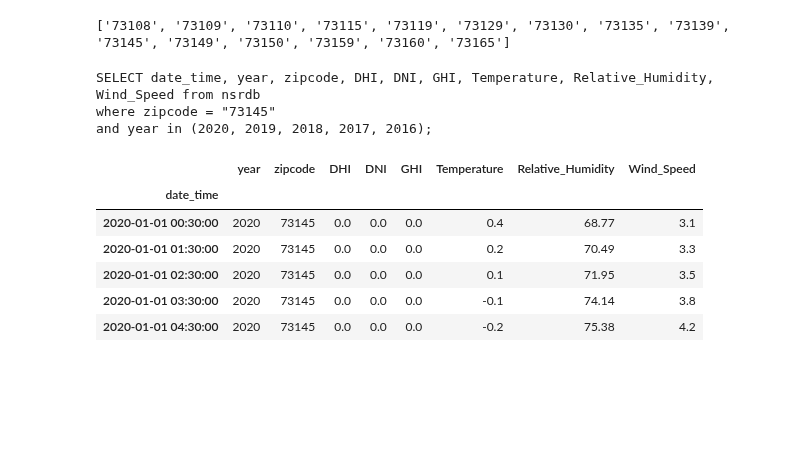
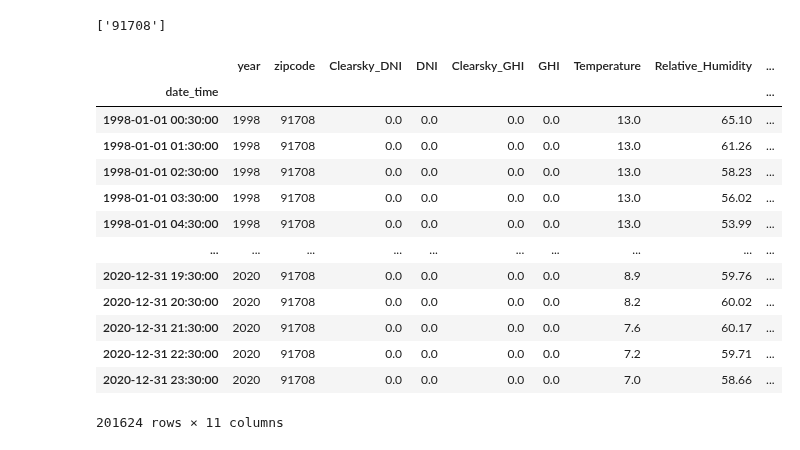
Before and after one commit to gamyers/solar-697, a Jupyter notebook: gm/notebooks/ts_arima.ipynb, the cells around one changed output. Saved outputs shown, nothing was run; the diff lists cells and outputs as text; code cells hidden in the pictures; blank space fills up the shorter version.

```diff
--- a/gm/notebooks/ts_arima.ipynb
+++ b/gm/notebooks/ts_arima.ipynb
@@ -39,12 +48,14 @@ logger.info(f"variables: {cfg_vars}\n")
 years = configs["request_years"]
 logger.info(f"years: {years}\n")
 
-db_path = configs["file_locations"]["db_path"]
+db_path = configs["file_paths"]["db_path"]
+
 city = configs["location_info"]["city"]
 state = configs["location_info"]["state"]
 db_file = city + "-" + state + ".db"
-db_table1 = configs["file_locations"]["db_table1"]
-db_table2 = configs["file_locations"]["db_table2"]
+
+db_table1 = configs["table_names"]["db_table1"]
+db_table2 = configs["table_names"]["db_table2"]
 
 logger.info(f"{db_path}, {db_file}")
 
@@ -64,16 +71,32 @@ distinct_zipcodes = [z[0] for z in distinct_zipcodes]
 logger.info(f"distinct zip codes:\n{distinct_zipcodes}")
 print(distinct_zipcodes)
 # %% [output]
-['73108', '73109', '73110', '73115', '73119', '73129', '73130', '73135', '73139', '73145', '73149', '73150', '73159', '73160', '73165']
+['91708']
 # %%
+zipcode_index = 0
+params = {"zipcode": distinct_zipcodes[zipcode_index]}
+
 select_nsr_rows = f"""
-SELECT date_time, year, zipcode, DHI, DNI, GHI, Temperature, Relative_Humidity, Wind_Speed from nsrdb
-where zipcode = "73145"
-and year in (2020, 2019, 2018, 2017, 2016);
+SELECT date_time, year, zipcode,
+-- Clearsky_DHI, DHI,
+Clearsky_DNI, DNI,
+Clearsky_GHI, GHI,
+Temperature,
+Relative_Humidity,
+Precipitable_Water,
+Wind_Speed,
+Wind_Direction
+from nsrdb
+where zipcode = :zipcode;
 """
+
+
+df = pd.read_sql(
+    select_nsr_rows,
+    conn,
+    params=params,
+    index_col="date_time",
+    parse_dates=["date_time"],
+)
+
+df.sort_index(axis=0, inplace=True)
-# %%
-print(select_nsr_rows)
-# %% [output]
-SELECT date_time, year, zipcode, DHI, DNI, GHI, Temperature, Relative_Humidity, Wind_Speed from nsrdb
-where zipcode = "73145"
-and year in (2020, 2019, 2018, 2017, 2016);
@@ -89,10 +103,17 @@ df = pd.read_sql(
 # %%
-df.head(5)
+df  # .head(5)
 # %% [output]
-|  | year | zipcode | DHI | DNI | GHI | Temperature | Relative_Humidity | Wind_Speed |
-| date_time |  |  |  |  |  |  |  |  |
-| 2020-01-01 00:30:00 | 2020 | 73145 | 0.0 | 0.0 | 0.0 | 0.4 | 68.77 | 3.1 |
-| 2020-01-01 01:30:00 | 2020 | 73145 | 0.0 | 0.0 | 0.0 | 0.2 | 70.49 | 3.3 |
-| 2020-01-01 02:30:00 | 2020 | 73145 | 0.0 | 0.0 | 0.0 | 0.1 | 71.95 | 3.5 |
-| 2020-01-01 03:30:00 | 2020 | 73145 | 0.0 | 0.0 | 0.0 | -0.1 | 74.14 | 3.8 |
-| 2020-01-01 04:30:00 | 2020 | 73145 | 0.0 | 0.0 | 0.0 | -0.2 | 75.38 | 4.2 |
+|  | year | zipcode | Clearsky_DNI | DNI | Clearsky_GHI | GHI | Temperature | Relative_Humidity | ... |
+| date_time |  |  |  |  |  |  |  |  | ... |
+| 1998-01-01 00:30:00 | 1998 | 91708 | 0.0 | 0.0 | 0.0 | 0.0 | 13.0 | 65.10 | ... |
+| 1998-01-01 01:30:00 | 1998 | 91708 | 0.0 | 0.0 | 0.0 | 0.0 | 13.0 | 61.26 | ... |
+| 1998-01-01 02:30:00 | 1998 | 91708 | 0.0 | 0.0 | 0.0 | 0.0 | 13.0 | 58.23 | ... |
+| 1998-01-01 03:30:00 | 1998 | 91708 | 0.0 | 0.0 | 0.0 | 0.0 | 13.0 | 56.02 | ... |
+| 1998-01-01 04:30:00 | 1998 | 91708 | 0.0 | 0.0 | 0.0 | 0.0 | 13.0 | 53.99 | ... |
+| ... | ... | ... | ... | ... | ... | ... | ... | ... | ... |
+| 2020-12-31 19:30:00 | 2020 | 91708 | 0.0 | 0.0 | 0.0 | 0.0 | 8.9 | 59.76 | ... |
+| 2020-12-31 20:30:00 | 2020 | 91708 | 0.0 | 0.0 | 0.0 | 0.0 | 8.2 | 60.02 | ... |
+| 2020-12-31 21:30:00 | 2020 | 91708 | 0.0 | 0.0 | 0.0 | 0.0 | 7.6 | 60.17 | ... |
+| 2020-12-31 22:30:00 | 2020 | 91708 | 0.0 | 0.0 | 0.0 | 0.0 | 7.2 | 59.71 | ... |
+| 2020-12-31 23:30:00 | 2020 | 91708 | 0.0 | 0.0 | 0.0 | 0.0 | 7.0 | 58.66 | ... |
+201624 rows × 11 columns
```
Also changed, not shown: parts of 18 cells of this notebook, 5 other files.
